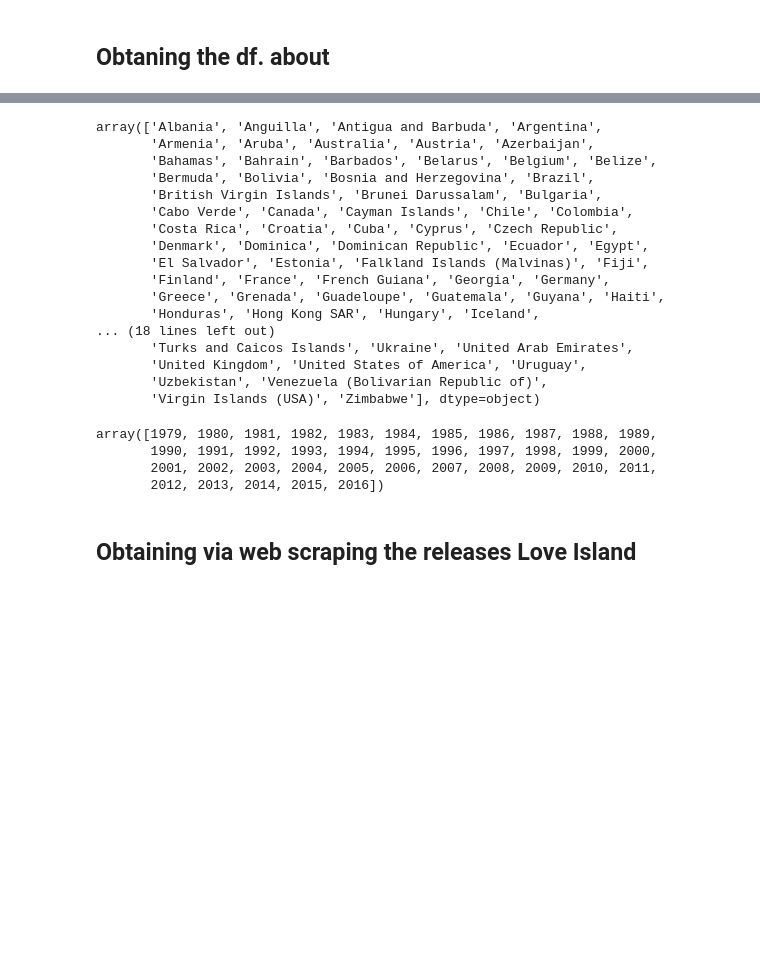
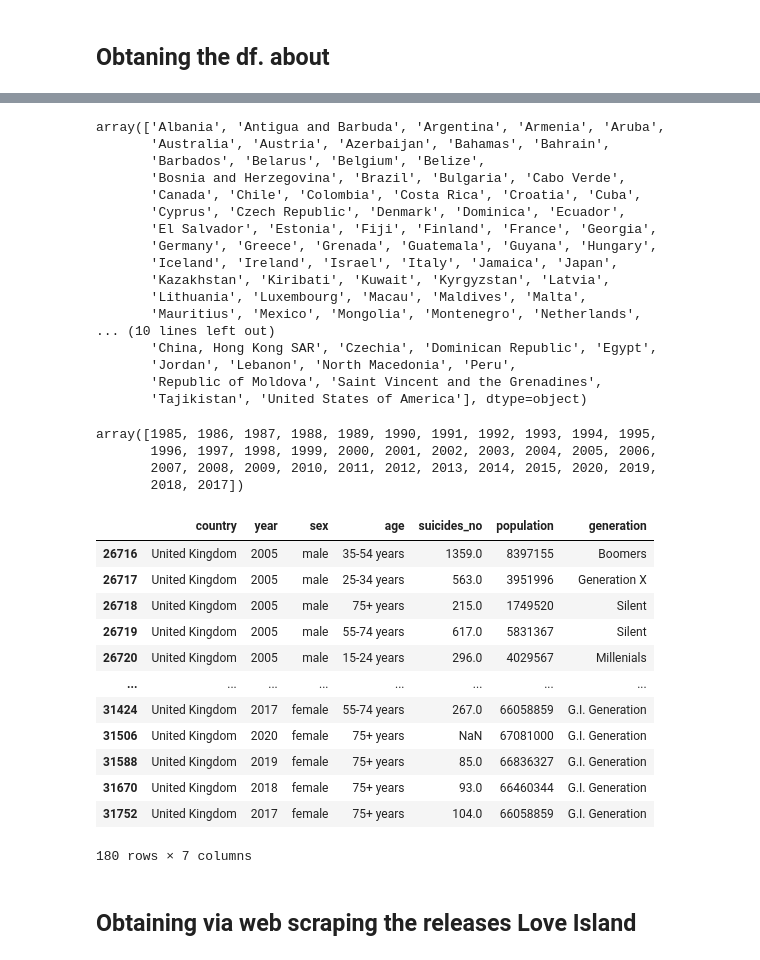
Before and after one commit to David-TC13/project2-trump-vs-planes, a Jupyter notebook: Love Island.ipynb, the cells around one changed output, grey strips where cells are left out. Cells and saved outputs as stored; diff of their text form; code cells hidden in the pictures; blank space fills up the shorter version.

```diff
--- a/Love Island.ipynb
+++ b/Love Island.ipynb
@@ -21,20 +27,22 @@ df_suicide.sample()
+# %%
+df_suicide.drop(axis=1, columns=['suicides/100k pop', 'country-year', 'HDI for year',' gdp_for_year ($) ', 'gdp_per_capita ($)'], inplace = True)
 # %%
 df_suicide.country.unique()
 # %% [output]
-array(['Albania', 'Anguilla', 'Antigua and Barbuda', 'Argentina',
-       'Armenia', 'Aruba', 'Australia', 'Austria', 'Azerbaijan',
-       'Bahamas', 'Bahrain', 'Barbados', 'Belarus', 'Belgium', 'Belize',
-       'Bermuda', 'Bolivia', 'Bosnia and Herzegovina', 'Brazil',
-       'British Virgin Islands', 'Brunei Darussalam', 'Bulgaria',
-       'Cabo Verde', 'Canada', 'Cayman Islands', 'Chile', 'Colombia',
-       'Costa Rica', 'Croatia', 'Cuba', 'Cyprus', 'Czech Republic',
-       'Denmark', 'Dominica', 'Dominican Republic', 'Ecuador', 'Egypt',
-       'El Salvador', 'Estonia', 'Falkland Islands (Malvinas)', 'Fiji',
-       'Finland', 'France', 'French Guiana', 'Georgia', 'Germany',
-       'Greece', 'Grenada', 'Guadeloupe', 'Guatemala', 'Guyana', 'Haiti',
-       'Honduras', 'Hong Kong SAR', 'Hungary', 'Iceland',
-... (18 lines left out)
-       'Turks and Caicos Islands', 'Ukraine', 'United Arab Emirates',
-       'United Kingdom', 'United States of America', 'Uruguay',
-       'Uzbekistan', 'Venezuela (Bolivarian Republic of)',
-       'Virgin Islands (USA)', 'Zimbabwe'], dtype=object)
+array(['Albania', 'Antigua and Barbuda', 'Argentina', 'Armenia', 'Aruba',
+       'Australia', 'Austria', 'Azerbaijan', 'Bahamas', 'Bahrain',
+       'Barbados', 'Belarus', 'Belgium', 'Belize',
+       'Bosnia and Herzegovina', 'Brazil', 'Bulgaria', 'Cabo Verde',
+       'Canada', 'Chile', 'Colombia', 'Costa Rica', 'Croatia', 'Cuba',
+       'Cyprus', 'Czech Republic', 'Denmark', 'Dominica', 'Ecuador',
+       'El Salvador', 'Estonia', 'Fiji', 'Finland', 'France', 'Georgia',
+       'Germany', 'Greece', 'Grenada', 'Guatemala', 'Guyana', 'Hungary',
+       'Iceland', 'Ireland', 'Israel', 'Italy', 'Jamaica', 'Japan',
+       'Kazakhstan', 'Kiribati', 'Kuwait', 'Kyrgyzstan', 'Latvia',
+       'Lithuania', 'Luxembourg', 'Macau', 'Maldives', 'Malta',
+       'Mauritius', 'Mexico', 'Mongolia', 'Montenegro', 'Netherlands',
+... (10 lines left out)
+       'China, Hong Kong SAR', 'Czechia', 'Dominican Republic', 'Egypt',
+       'Jordan', 'Lebanon', 'North Macedonia', 'Peru',
+       'Republic of Moldova', 'Saint Vincent and the Grenadines',
+       'Tajikistan', 'United States of America'], dtype=object)
@@ -43,7 +48,0 @@ df_suicide_uk=df_suicide[df_suicide.country =='United Kingdom']
-# %%
-df_suicide_uk.year.unique()
-# %% [output]
-array([1979, 1980, 1981, 1982, 1983, 1984, 1985, 1986, 1987, 1988, 1989,
-       1990, 1991, 1992, 1993, 1994, 1995, 1996, 1997, 1998, 1999, 2000,
-       2001, 2002, 2003, 2004, 2005, 2006, 2007, 2008, 2009, 2010, 2011,
-       2012, 2013, 2014, 2015, 2016])
@@ -50,3 +51,27 @@ array([1979, 1980, 1981, 1982, 1983, 1984, 1985, 1986, 1987, 1988, 1989,
+# %%
+df_suicide_uk.year.unique()
+# %% [output]
+array([1985, 1986, 1987, 1988, 1989, 1990, 1991, 1992, 1993, 1994, 1995,
+       1996, 1997, 1998, 1999, 2000, 2001, 2002, 2003, 2004, 2005, 2006,
+       2007, 2008, 2009, 2010, 2011, 2012, 2013, 2014, 2015, 2020, 2019,
+       2018, 2017])
+# %%
+df_suicide_uk = df_suicide_uk[df_suicide_uk.year>2004]
+df_suicide_uk
+# %% [output]
+|  | country | year | sex | age | suicides_no | population | generation |
+| 26716 | United Kingdom | 2005 | male | 35-54 years | 1359.0 | 8397155 | Boomers |
+| 26717 | United Kingdom | 2005 | male | 25-34 years | 563.0 | 3951996 | Generation X |
+| 26718 | United Kingdom | 2005 | male | 75+ years | 215.0 | 1749520 | Silent |
+| 26719 | United Kingdom | 2005 | male | 55-74 years | 617.0 | 5831367 | Silent |
+| 26720 | United Kingdom | 2005 | male | 15-24 years | 296.0 | 4029567 | Millenials |
+| ... | ... | ... | ... | ... | ... | ... | ... |
+| 31424 | United Kingdom | 2017 | female | 55-74 years | 267.0 | 66058859 | G.I. Generation |
+| 31506 | United Kingdom | 2020 | female | 75+ years | NaN | 67081000 | G.I. Generation |
+| 31588 | United Kingdom | 2019 | female | 75+ years | 85.0 | 66836327 | G.I. Generation |
+| 31670 | United Kingdom | 2018 | female | 75+ years | 93.0 | 66460344 | G.I. Generation |
+| 31752 | United Kingdom | 2017 | female | 75+ years | 104.0 | 66058859 | G.I. Generation |
+180 rows × 7 columns
 # %% [markdown]
 ## Obtaining via web scraping the releases Love Island
 # %%
```
Also changed, not shown: parts of 20 cells of this notebook, 1 other file.
